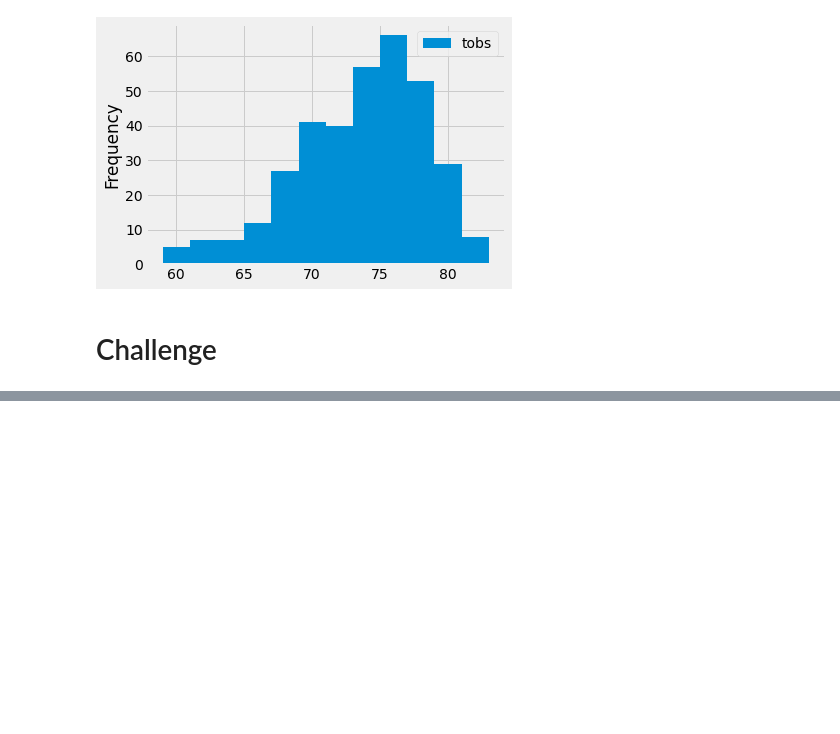
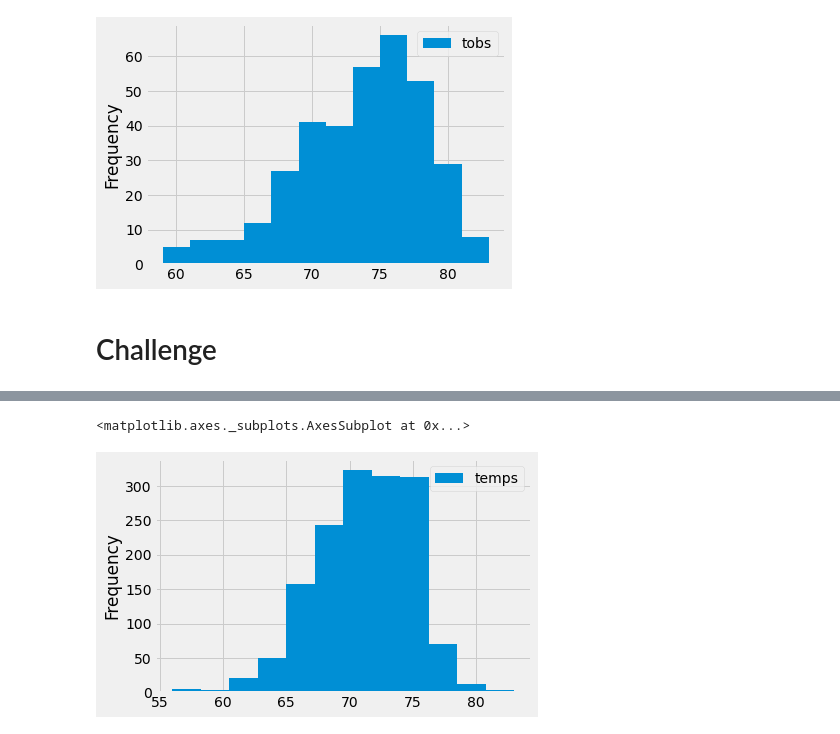
Before and after one commit to GR8505/Surfs_Up, a Jupyter notebook: climate_analysis.ipynb, the cells around one changed output, grey strips where cells are left out. Cells and saved outputs as stored; diff of their text form; code cells hidden in the pictures; blank space fills up the shorter version.

```diff
--- a/climate_analysis.ipynb
+++ b/climate_analysis.ipynb
@@ -157,0 +227,5 @@ plt.tight_layout()
+# %%
+dec_df.plot.hist(bins=12)
+# %% [output]
+<matplotlib.axes._subplots.AxesSubplot at 0x...>
+[figure, added]
```
Also changed, not shown: parts of 9 cells of this notebook, 4 other files.
